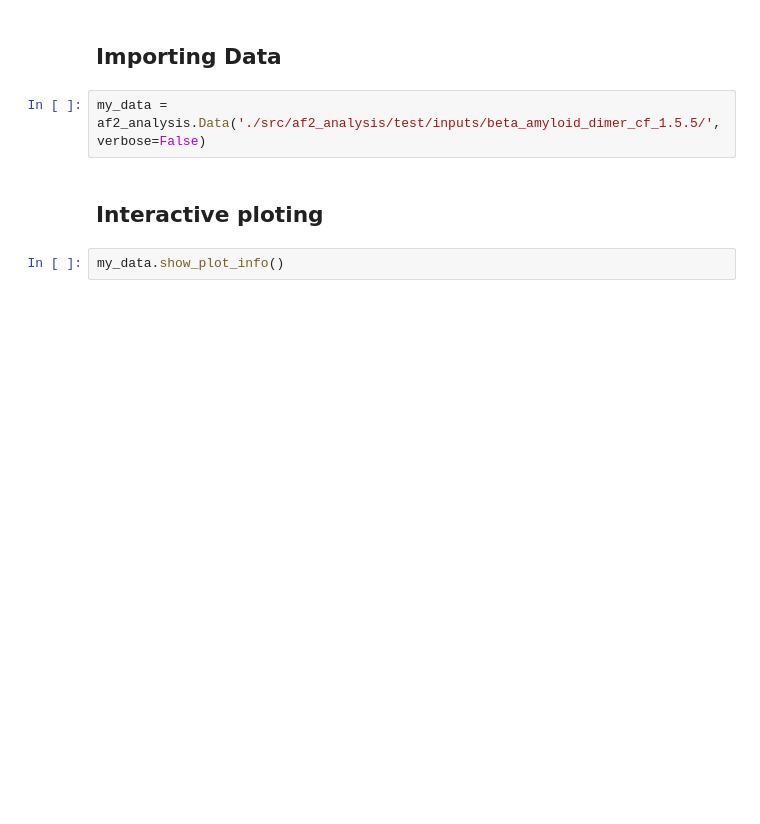
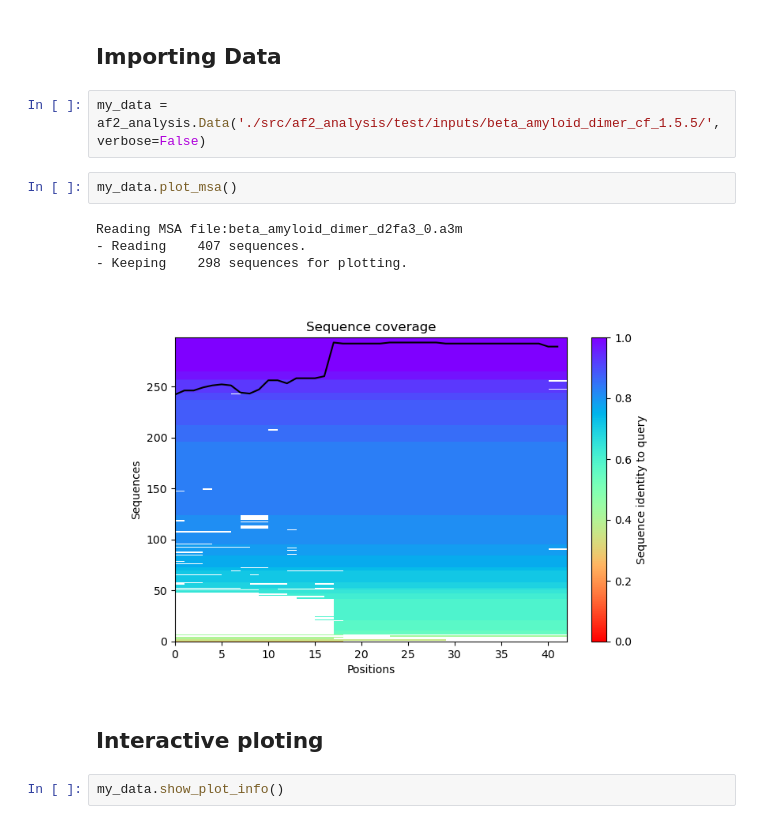
Before and after one commit to samuelmurail/af2_analysis, a Jupyter notebook: example.ipynb, the cells around one changed output. Saved outputs shown, nothing was run; the diff lists cells and outputs as text; blank space fills up the shorter version.

```diff
--- a/example.ipynb
+++ b/example.ipynb
@@ -12,6 +18,13 @@ print(af2_analysis.__file__)
 ## Importing Data
 # %%
 my_data = af2_analysis.Data('./src/af2_analysis/test/inputs/beta_amyloid_dimer_cf_1.5.5/', verbose=False)
+# %%
+my_data.plot_msa()
+# %% [output]
+Reading MSA file:beta_amyloid_dimer_d2fa3_0.a3m
+- Reading    407 sequences.
+- Keeping    298 sequences for plotting.
+[figure, added]
 # %% [markdown]
 ## Interactive ploting
 # %%
```
Also changed, not shown: parts of 16 cells of this notebook, 13 other files.
